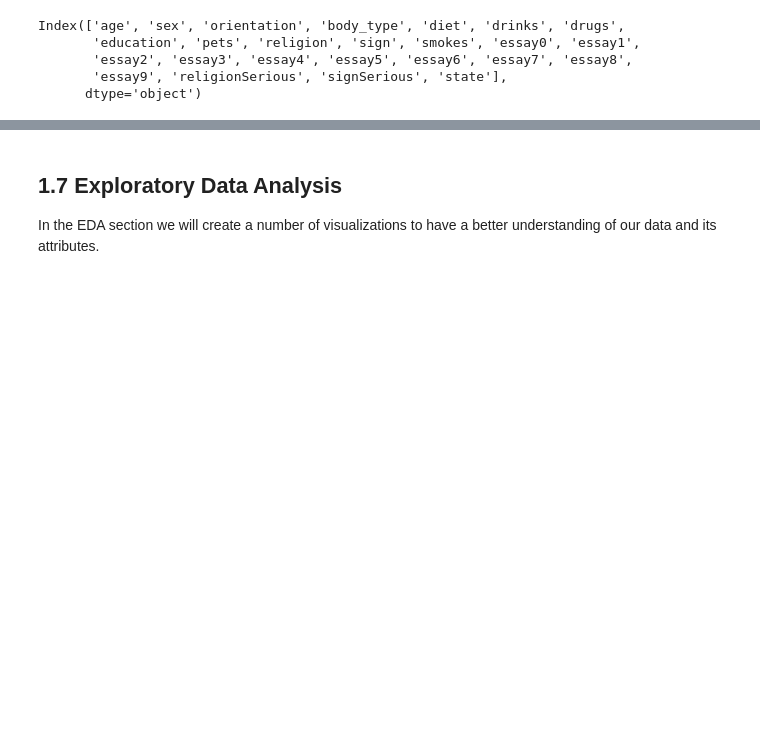
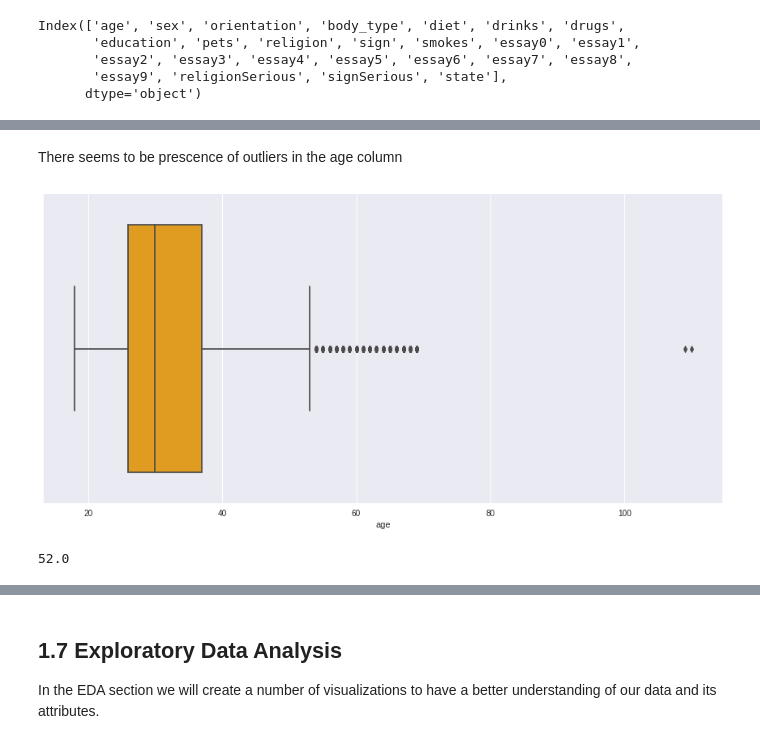
Before and after one commit to BensonMuriu/Dating-App-Recommender, a Jupyter notebook: P5_Notebook.ipynb, the cells around one changed output, grey strips where cells are left out. Cells and saved outputs as stored; diff of their text form; code cells hidden in the pictures; blank space fills up the shorter version.

Commit message:
Cleaned the age column

```diff
--- a/P5_Notebook.ipynb
+++ b/P5_Notebook.ipynb
@@ -726,0 +749,14 @@ Index(['age', 'sex', 'orientation', 'body_type', 'diet', 'drinks', 'drugs',
+# %% [markdown]
+There seems to be prescence of outliers in the age column
+# %%
+# plotting the outliers
+fig, ax = plt.subplots(figsize=(15,7))
+sns.boxplot(x=dating_df.age, ax=ax, color='orange')
+plt.show()
+# %% [output]
+[figure, added]
+# %%
+# checking the 95% quantile range
+dating_df.age.quantile(.95)
+# %% [output]
+52.0
```
Also changed, not shown: parts of 9 cells of this notebook.
